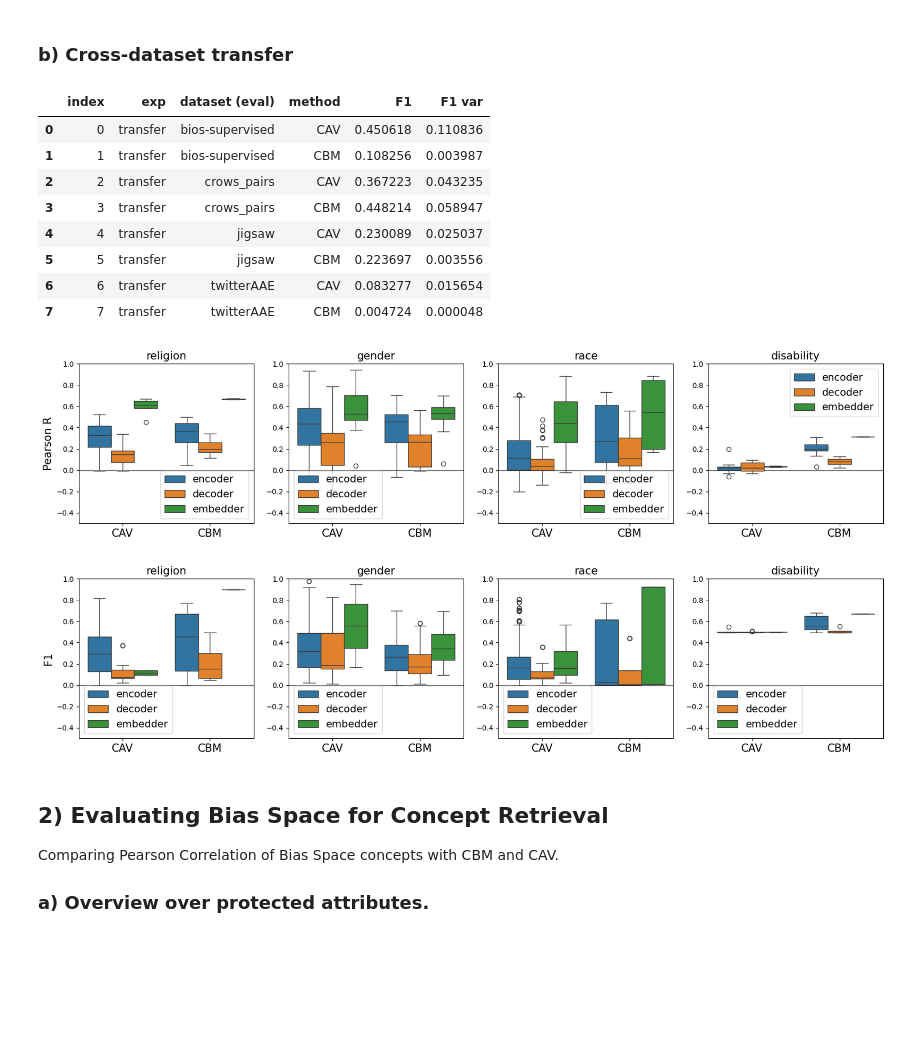
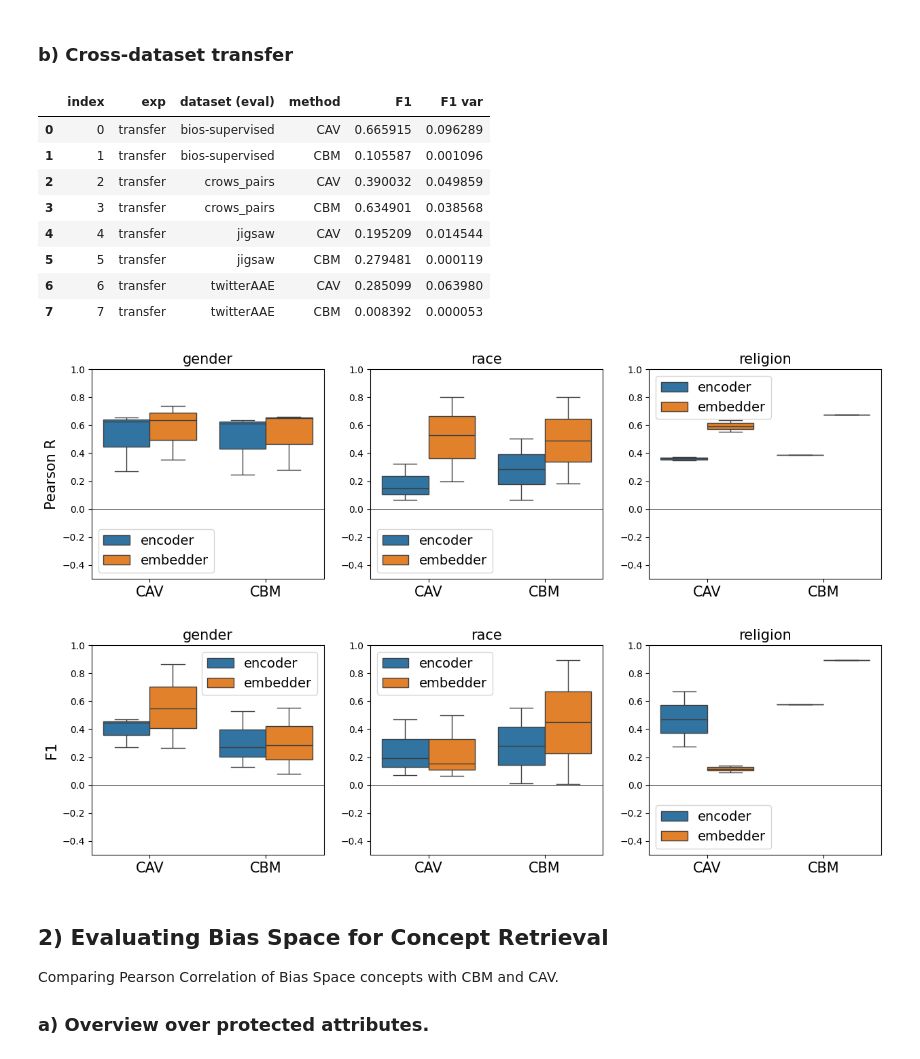
Before and after one commit to HammerLabML/PreSeCoLM, a Jupyter notebook: experiments/protected_feature_eval.ipynb, the cells around one changed output. Cells and saved outputs as stored; diff of their text form; code cells hidden in the pictures; blank space fills up the shorter version.

Commit message:
add miniaml configs

```diff
--- a/experiments/protected_feature_eval.ipynb
+++ b/experiments/protected_feature_eval.ipynb
@@ -29,6 +29,6 @@ E0000 00:00:1738931097.527808    7376 cuda_blas.cc:1418] Unable to register cuBL
 To enable the following instructions: AVX2 AVX512F AVX512_VNNI FMA, in other operations, rebuild TensorFlow with the appropriate compiler flags.
 # %%
-CONFIG_FILE = 'configs/esann25/experiment_config.json'
+CONFIG_FILE = 'configs/minimal/experiment_config.json'
 EMB_SIZE_LOOKUP = {'text-embedding-3-small': 1536,
                    'text-embedding-3-large': 3072,
                    'google/electra-base-generator': 256,
@@ -216,7 +216,7 @@ def boxplot(results, ax, xcol, ycol, huecol, title, remove_legend=False, add_yla
     if remove_legend:
         legend.remove()
 
-def multipot(results, subplot_col, xcol, ycol, huecol, remove_legend=False, savefile=None):
+def multipot(results, subplot_col, xcol, ycol, huecol, title=None, remove_legend=False, savefile=None):
     # create a subplot for unique value in subplot_col
     subplot_choices = list(set(results.loc[:,subplot_col]))
     fig, axes = plt.subplots(1, len(subplot_choices), figsize=(5*len(subplot_choices), 4))
@@ -228,6 +228,8 @@ def multipot(results, subplot_col, xcol, ycol, huecol, remove_legend=False, save
         for i, val in enumerate(subplot_choices):
             res_filt = results.loc[results[subplot_col] == val]
             boxplot(res_filt, axes[i], xcol=xcol, ycol=ycol, huecol=huecol, title=val, add_ylabel=(i==0))
+    if title is not None:
+        plt.title(title)
 
     # (save and) show figure
     if savefile is not None:
@@ -279,22 +281,26 @@ res_per_dataset_transfer = aggregate_results(gres_transfer, ['exp', 'dataset (ev
 res_per_dataset_transfer
 # %% [output]
 |  | index | exp | dataset (eval) | method | F1 | F1 var |
-| 0 | 0 | transfer | bios-supervised | CAV | 0.450618 | 0.110836 |
-| 1 | 1 | transfer | bios-supervised | CBM | 0.108256 | 0.003987 |
-| 2 | 2 | transfer | crows_pairs | CAV | 0.367223 | 0.043235 |
-| 3 | 3 | transfer | crows_pairs | CBM | 0.448214 | 0.058947 |
-| 4 | 4 | transfer | jigsaw | CAV | 0.230089 | 0.025037 |
-| 5 | 5 | transfer | jigsaw | CBM | 0.223697 | 0.003556 |
-| 6 | 6 | transfer | twitterAAE | CAV | 0.083277 | 0.015654 |
-| 7 | 7 | transfer | twitterAAE | CBM | 0.004724 | 0.000048 |
+| 0 | 0 | transfer | bios-supervised | CAV | 0.665915 | 0.096289 |
+| 1 | 1 | transfer | bios-supervised | CBM | 0.105587 | 0.001096 |
+| 2 | 2 | transfer | crows_pairs | CAV | 0.390032 | 0.049859 |
+| 3 | 3 | transfer | crows_pairs | CBM | 0.634901 | 0.038568 |
+| 4 | 4 | transfer | jigsaw | CAV | 0.195209 | 0.014544 |
+| 5 | 5 | transfer | jigsaw | CBM | 0.279481 | 0.000119 |
+| 6 | 6 | transfer | twitterAAE | CAV | 0.285099 | 0.063980 |
+| 7 | 7 | transfer | twitterAAE | CBM | 0.008392 | 0.000053 |
 # %%
 res_cl_transfer = res_cl[res_cl['dataset (train)'] != res_cl['dataset (eval)']]
 
-multipot(res_cl_transfer, subplot_col='protected_attr', xcol='method', ycol='Pearson R', huecol='model_architecture', remove_legend=False)
-multipot(res_cl_transfer, subplot_col='protected_attr', xcol='method', ycol='F1', huecol='model_architecture', remove_legend=False)
+# aggregate results over dataset first (bc number of rows/ protected groups is different!)
+grouped_res_r = res_cl_transfer.groupby(['protected_attr', 'dataset (eval)', 'method', 'model_type','model_architecture'], as_index=False)['Pearson R'].mean().reset_index()
+multipot(grouped_res_r, subplot_col='protected_attr', xcol='method', ycol='Pearson R', huecol='model_architecture', remove_legend=False)
+
+grouped_res_f1 = res_cl_transfer.groupby(['protected_attr', 'dataset (eval)', 'method', 'model_type','model_architecture'], as_index=False)['F1'].mean().reset_index()
+multipot(grouped_res_f1, subplot_col='protected_attr', xcol='method', ycol='F1', huecol='model_architecture', remove_legend=False)
 # %% [output]
-[figure, old version]
+[figure, new version]
-[figure, old version]
+[figure, new version]
 # %% [markdown]
 ## 2) Evaluating Bias Space for Concept Retrieval
 
```
Also changed, not shown: parts of 10 cells of this notebook, 5 other files.
